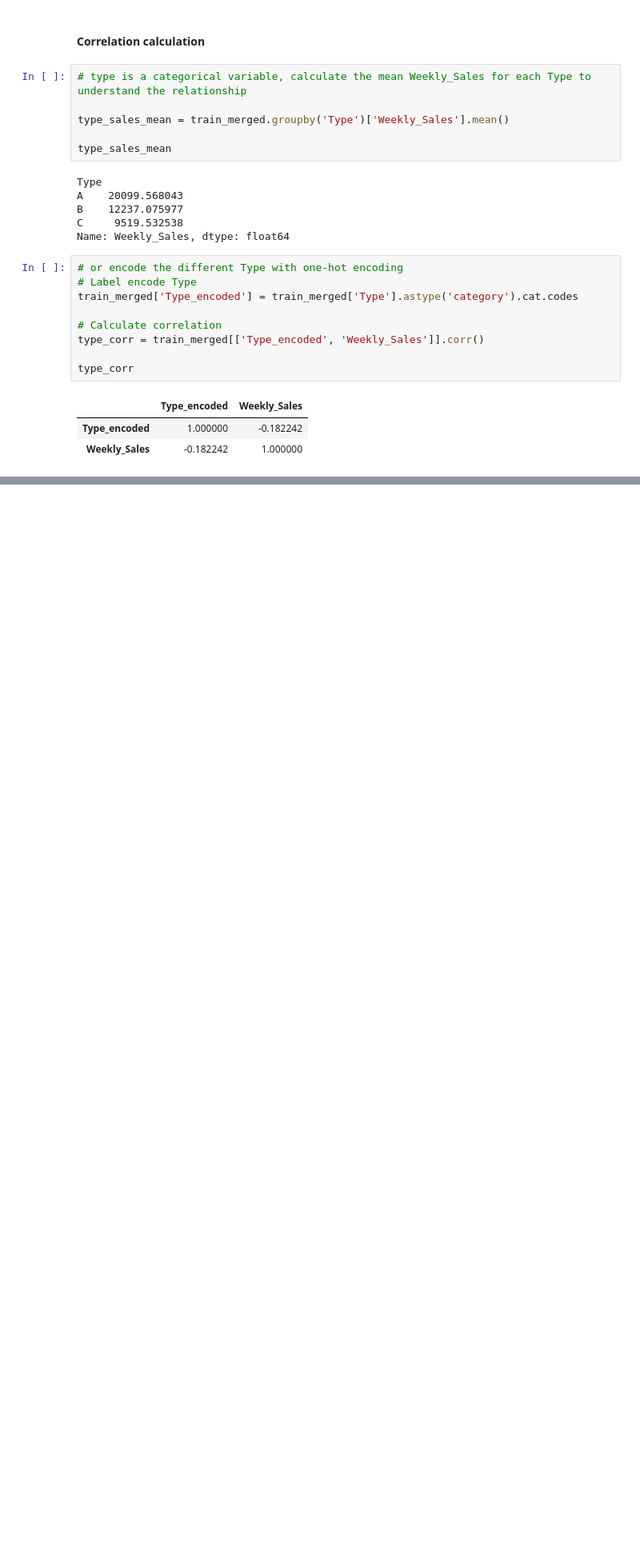
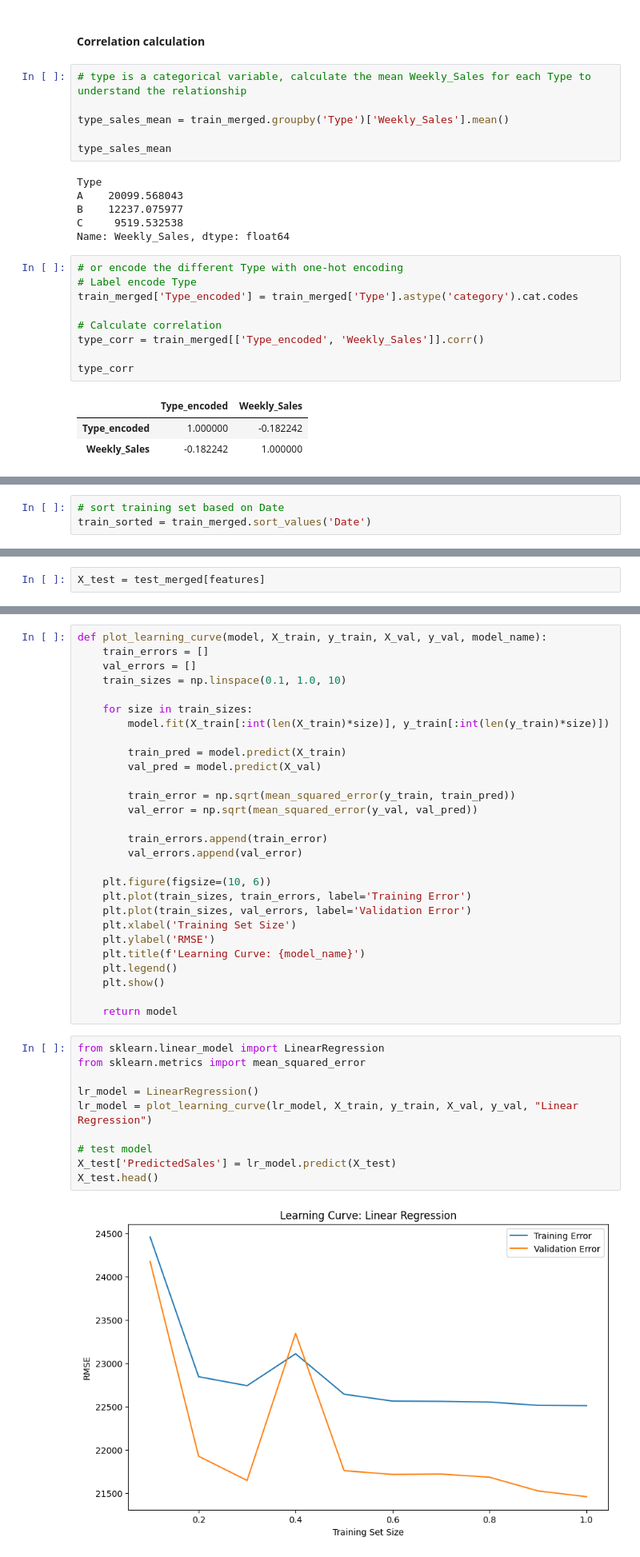
Before and after one commit to sofiamartellozzo/StoresSalesForecasting, a Jupyter notebook: regression.ipynb, the cells around one changed output, grey strips where cells are left out. Shown at 80% size. Cells and saved outputs as stored; diff of their text form; blank space fills up the shorter version.

```diff
--- a/regression.ipynb
+++ b/regression.ipynb
@@ -571,0 +637,3 @@ Weekly_Sales  0.243828      1.000000
+# %%
+# sort training set based on Date
+train_sorted = train_merged.sort_values('Date')
@@ -571,0 +663,2 @@ Weekly_Sales  0.243828      1.000000
+# %%
+X_test = test_merged[features]
@@ -571,0 +667,40 @@ Weekly_Sales  0.243828      1.000000
+# %%
+def plot_learning_curve(model, X_train, y_train, X_val, y_val, model_name):
+    train_errors = []
+    val_errors = []
+    train_sizes = np.linspace(0.1, 1.0, 10)
+
+    for size in train_sizes:
+        model.fit(X_train[:int(len(X_train)*size)], y_train[:int(len(y_train)*size)])
+
+        train_pred = model.predict(X_train)
+        val_pred = model.predict(X_val)
+
+        train_error = np.sqrt(mean_squared_error(y_train, train_pred))
+        val_error = np.sqrt(mean_squared_error(y_val, val_pred))
+
+        train_errors.append(train_error)
+        val_errors.append(val_error)
+
+    plt.figure(figsize=(10, 6))
+    plt.plot(train_sizes, train_errors, label='Training Error')
+    plt.plot(train_sizes, val_errors, label='Validation Error')
+    plt.xlabel('Training Set Size')
+    plt.ylabel('RMSE')
+    plt.title(f'Learning Curve: {model_name}')
+    plt.legend()
+    plt.show()
+
+    return model
+# %%
+from sklearn.linear_model import LinearRegression
+from sklearn.metrics import mean_squared_error
+
+lr_model = LinearRegression()
+lr_model = plot_learning_curve(lr_model, X_train, y_train, X_val, y_val, "Linear Regression")
+
+# test model
+X_test['PredictedSales'] = lr_model.predict(X_test)
+X_test.head()
+# %% [output]
+[figure, added]
```
Also changed, not shown: parts of 42 cells of this notebook.
